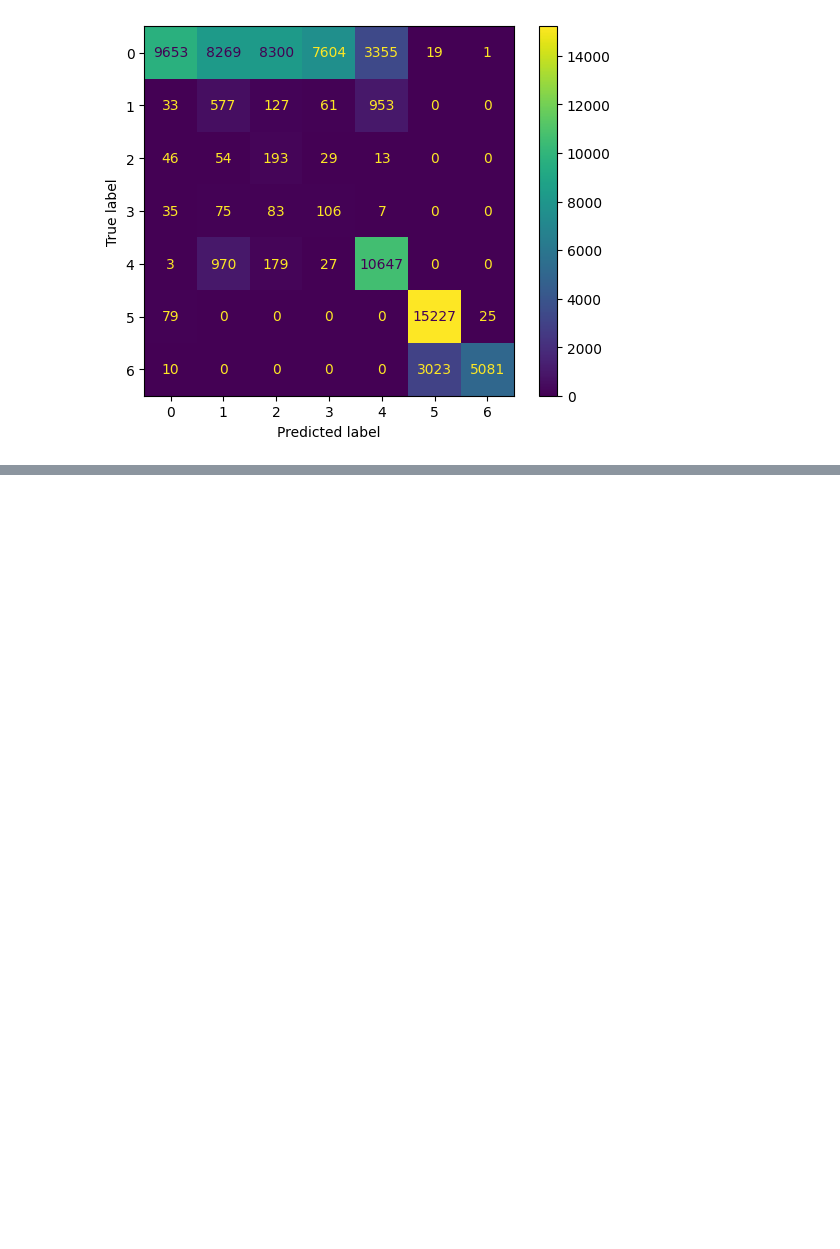
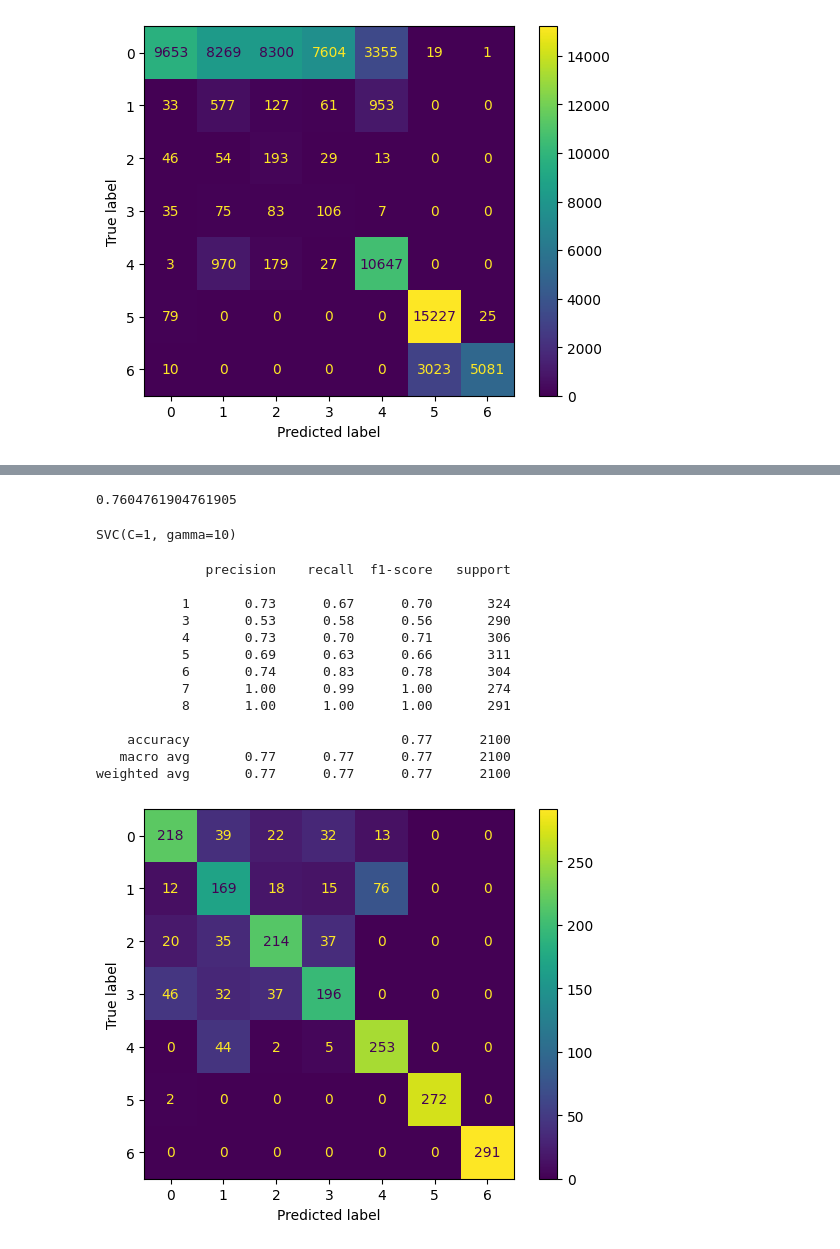
Before and after one commit to Miguel-Graham/Movement-Classifier, a Jupyter notebook: FINAL-PROJECT-NOTEBOOK.ipynb, the cells around one changed output, grey strips where cells are left out. Saved outputs shown, nothing was run; the diff lists cells and outputs as text; code cells hidden in the pictures; blank space fills up the shorter version.

```diff
--- a/FINAL-PROJECT-NOTEBOOK.ipynb
+++ b/FINAL-PROJECT-NOTEBOOK.ipynb
@@ -251,0 +261,41 @@ weighted avg       0.93      0.72      0.79     74864
+# %%
+from sklearn.model_selection import GridSearchCV
+from sklearn.model_selection import train_test_split
+
+X_validation_train, X_validation_test, y_validation_train, y_validation_test = train_test_split(X_train, y_train, test_size=0.6, random_state=14)
+X_validation, X_test, y_validation, y_test = train_test_split(X_validation_test, y_validation_test, test_size=0.5, random_state=14)
+# %%
+from sklearn.svm import SVC
+
+svm_parameters = {'kernel': ['rbf'],
+                  'C': [0.1, 1, 10, 100],
+                  'gamma': [0.1, 1, 10, 100]}
+svm = SVC()
+svm_gs = GridSearchCV(estimator=svm, param_grid=svm_parameters)
+svm_gs.fit(X_validation_train, y_validation_train.values.ravel())
+
+svm_winner = svm_gs.best_estimator_
+svm_winner.score(X_validation, y_validation)
+# %% [output]
+0.7604761904761905
+# %%
+svm_winner
+# %% [output]
+SVC(C=1, gamma=10)
+# %%
+displayReport(svm_winner)
+# %% [output]
+              precision    recall  f1-score   support
+
+           1       0.73      0.67      0.70       324
+           3       0.53      0.58      0.56       290
+           4       0.73      0.70      0.71       306
+           5       0.69      0.63      0.66       311
+           6       0.74      0.83      0.78       304
+           7       1.00      0.99      1.00       274
+           8       1.00      1.00      1.00       291
+
+    accuracy                           0.77      2100
+   macro avg       0.77      0.77      0.77      2100
+weighted avg       0.77      0.77      0.77      2100
+[figure, added]
```
Also changed, not shown: parts of 3 cells of this notebook.
